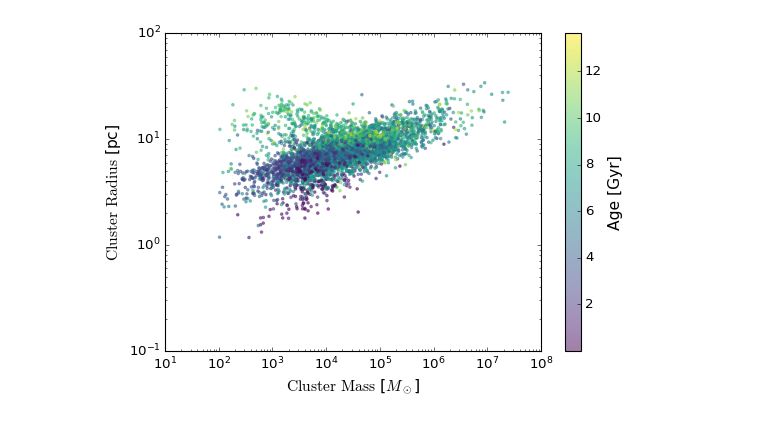
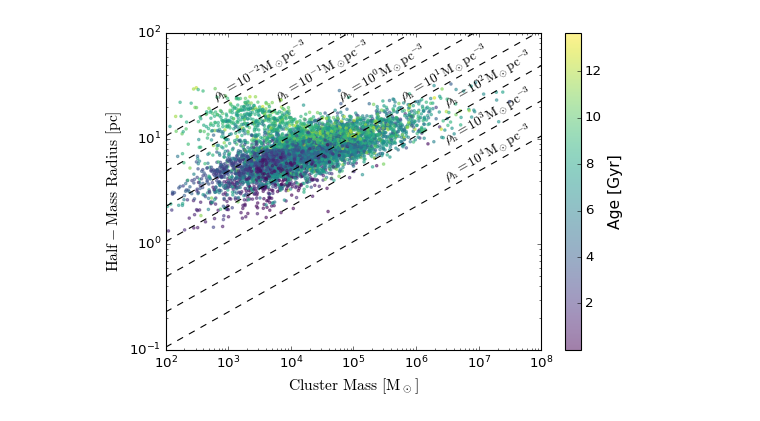
Before and after one commit to pablocoque/post_process_routines, a Jupyter notebook: src/half-mass-radius.ipynb, the cells around one changed output. Saved outputs shown, nothing was run; the diff lists cells and outputs as text; code cells hidden in the pictures.

```diff
--- a/src/half-mass-radius.ipynb
+++ b/src/half-mass-radius.ipynb
@@ -153,17 +157,36 @@ Text(0, 0.5, 'Number')
-# %%
-fig = plt.figure(figsize=(7,5))
-ax = fig.add_subplot(111)
-cb = ax.scatter(cluster_masses, cluster_radius, c=clusters_age, cmap=cm.viridis, s=5, alpha=0.5, edgecolors='face')
-ax.set_xscale('log')
-ax.set_yscale('log')
-ax.set_ylim(1e0, 1e2)
-ax.set_xlabel(r'$\rm{Cluster}$ $\rm{Mass}$ [$M_\odot$]', fontsize=14)
-ax.set_ylabel(r'$\rm{Cluster}$ $\rm{Radius}$ [pc]', fontsize=14)
-cbar = fig.colorbar(cb)
-cbar.set_label('Age [Gyr]', fontsize=14)
-plt.tick_params(labelsize=12)
-fig.axes[1].tick_params(labelsize=12)
-plt.tight_layout()
-# plt.savefig('final_mass_radius.png')
-# %% [output]
-[figure, removed]
+# %%
+def rh_from_half_mass_density(rho, m):
+    return (3*m/(8*np.pi*rho))**(1./3.)
+# %%
+m_array = np.logspace(2, 8, 100)
+fig = plt.figure(figsize=(7,5))
+ax = fig.add_subplot(111)
+cb = ax.scatter(cluster_masses, cluster_radius, c=clusters_age, cmap=cm.viridis, s=5, alpha=0.5, edgecolors='face')
+ax.plot(m_array, rh_from_half_mass_density(0.01, m_array), 'k--')
+ax.text(5e2, 2.3e1, r'$\rho_\mathrm{h} = 10^{-2} \mathrm{M}_\odot \mathrm{pc}^{-3}$', rotation=30)
+ax.plot(m_array, rh_from_half_mass_density(0.1, m_array), 'k--')
+ax.text(5e3, 2.3e1, r'$\rho_\mathrm{h} = 10^{-1} \mathrm{M}_\odot \mathrm{pc}^{-3}$', rotation=30)
+ax.plot(m_array, rh_from_half_mass_density(1., m_array), 'k--')
+ax.text(5e4, 2.3e1, r'$\rho_\mathrm{h} = 10^0 \mathrm{M}_\odot \mathrm{pc}^{-3}$', rotation=30)
+ax.plot(m_array, rh_from_half_mass_density(10., m_array), 'k--')
+ax.text(5e5, 2.3e1, r'$\rho_\mathrm{h} = 10^1 \mathrm{M}_\odot \mathrm{pc}^{-3}$', rotation=30)
+ax.plot(m_array, rh_from_half_mass_density(100., m_array), 'k--')
+ax.text(2.5e6, 2e1, r'$\rho_\mathrm{h} = 10^2 \mathrm{M}_\odot \mathrm{pc}^{-3}$', rotation=30)
+ax.plot(m_array, rh_from_half_mass_density(1000., m_array), 'k--')
+ax.text(2.5e6, 0.9e1, r'$\rho_\mathrm{h} = 10^3 \mathrm{M}_\odot \mathrm{pc}^{-3}$', rotation=30)
+ax.plot(m_array, rh_from_half_mass_density(10000., m_array), 'k--')
+ax.text(2.5e6, 4e0, r'$\rho_\mathrm{h} = 10^4 \mathrm{M}_\odot \mathrm{pc}^{-3}$', rotation=30)
+ax.set_xscale('log')
+ax.set_yscale('log')
+ax.set_xlim(1e2, 1e8)
+ax.set_ylim(1e-1, 1e2)
+ax.set_xlabel(r'$\rm{Cluster}$ $\rm{Mass}$ $[\rm{M}_\odot]$', fontsize=14)
+ax.set_ylabel(r'$\rm{Half-Mass}$ $\rm{Radius}$ $[\rm{pc}]$', fontsize=14)
+cbar = fig.colorbar(cb)
+cbar.set_label('Age [Gyr]', fontsize=14)
+plt.tick_params(labelsize=12)
+fig.axes[1].tick_params(labelsize=12)
+plt.tight_layout()
+# plt.savefig('final_mass_radius.png')
+# %% [output]
+[figure, added]
```
Also changed, not shown: parts of 20 cells of this notebook, 14 other files.
